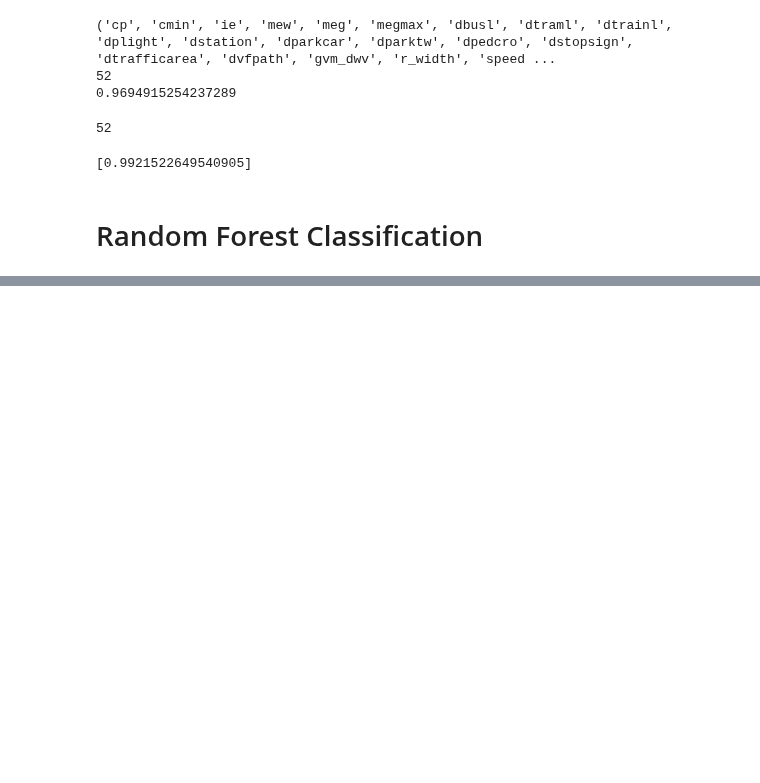
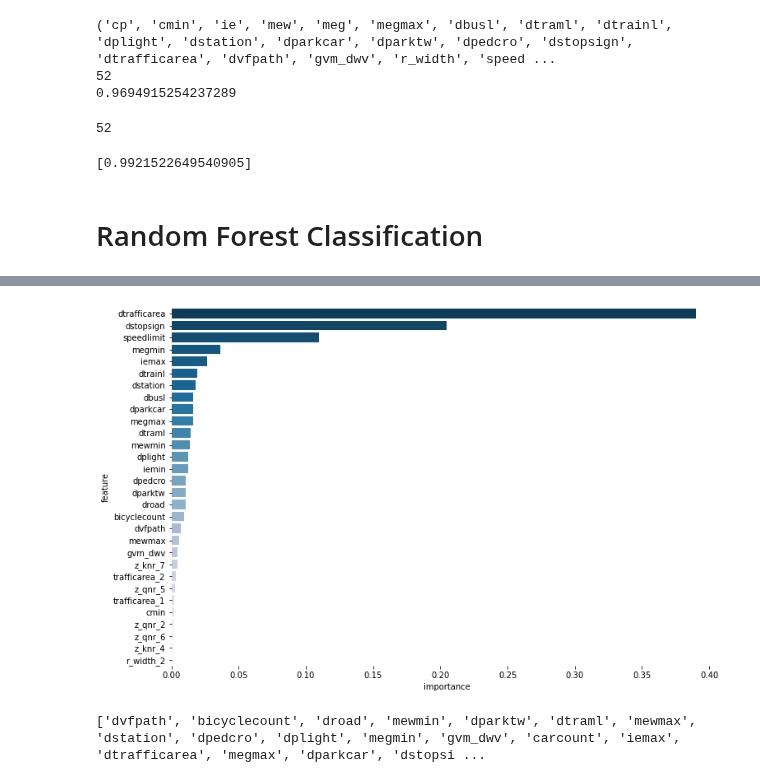
Before and after one commit to yeluH/MT_FI, a Jupyter notebook: Notebooks/5_Presence_of_accident_corr_loc.ipynb, the cells around one changed output, grey strips where cells are left out. Saved outputs shown, nothing was run; the diff lists cells and outputs as text; code cells hidden in the pictures; blank space fills up the shorter version.

```diff
--- a/Notebooks/5_Presence_of_accident_corr_loc.ipynb
+++ b/Notebooks/5_Presence_of_accident_corr_loc.ipynb
@@ -1380,0 +1509,19 @@ log_sbfs.append(r3.prsquared)
+# %%
+feature_name = list(x0.columns.values.tolist())
+importances = rfc.feature_importances_
+df_rfc = pd.DataFrame({'features':feature_name, 'importances':importances})
+df_rfc.sort_values(by = ['importances'], ascending = False, inplace = True)
+# df_rfct = df_rfc
+df_rfct = df_rfc.nlargest(30, 'importances')
+plt.figure(figsize = [12,8])
+sn.barplot(x = df_rfct['importances'], y = df_rfct['features'],palette = "PuBu_r")
+plt.xlabel('importance')
+plt.ylabel('feature')
+plt.box(False)
+# plt.savefig('svp_rf_importance_0.png')
+# %% [output]
+[figure, added]
+# %%
+print(df_rfc['features'].tolist())
+# %% [output]
+['dvfpath', 'bicyclecount', 'droad', 'mewmin', 'dparktw', 'dtraml', 'mewmax', 'dstation', 'dpedcro', 'dplight', 'megmin', 'gvm_dwv', 'carcount', 'iemax', 'dtrafficarea', 'megmax', 'dparkcar', 'dstopsi ...
```
Also changed, not shown: parts of 15 cells of this notebook.
